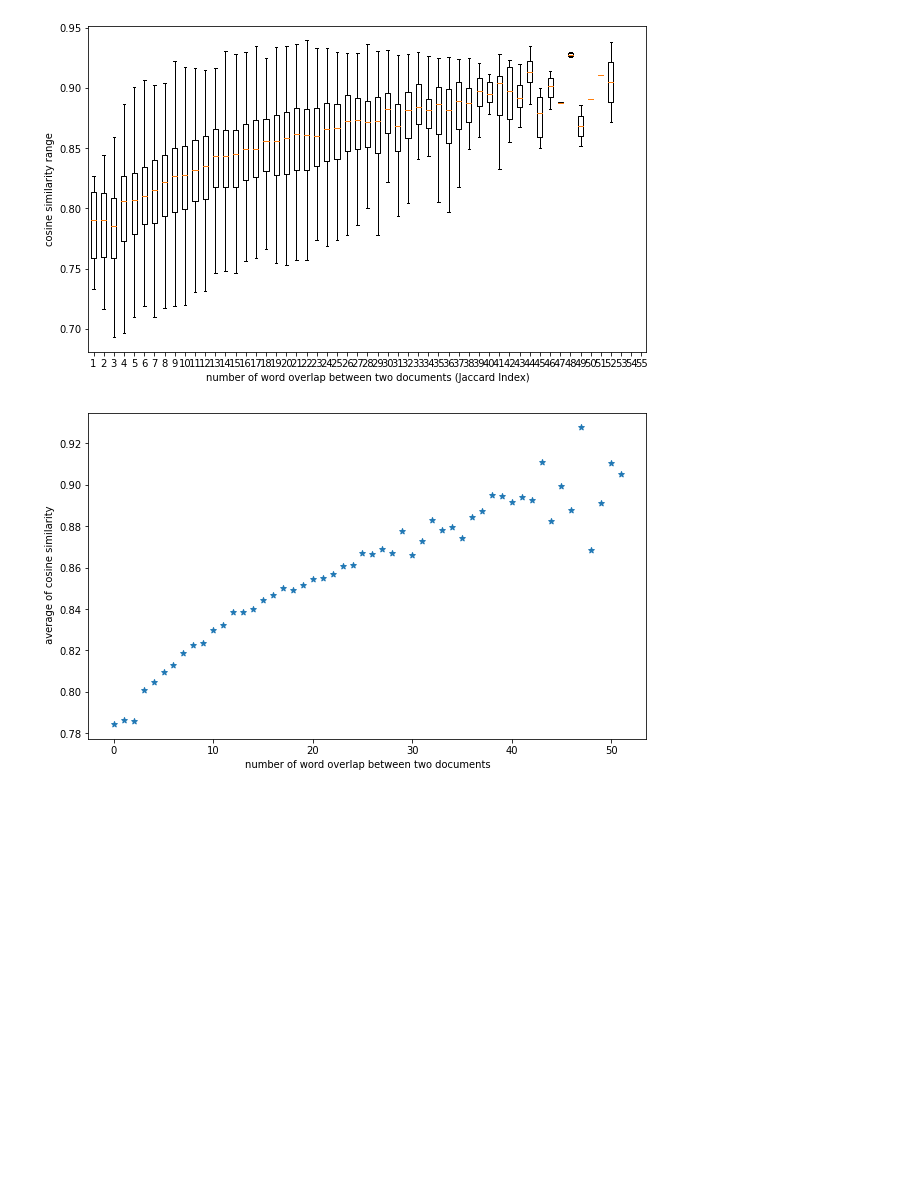
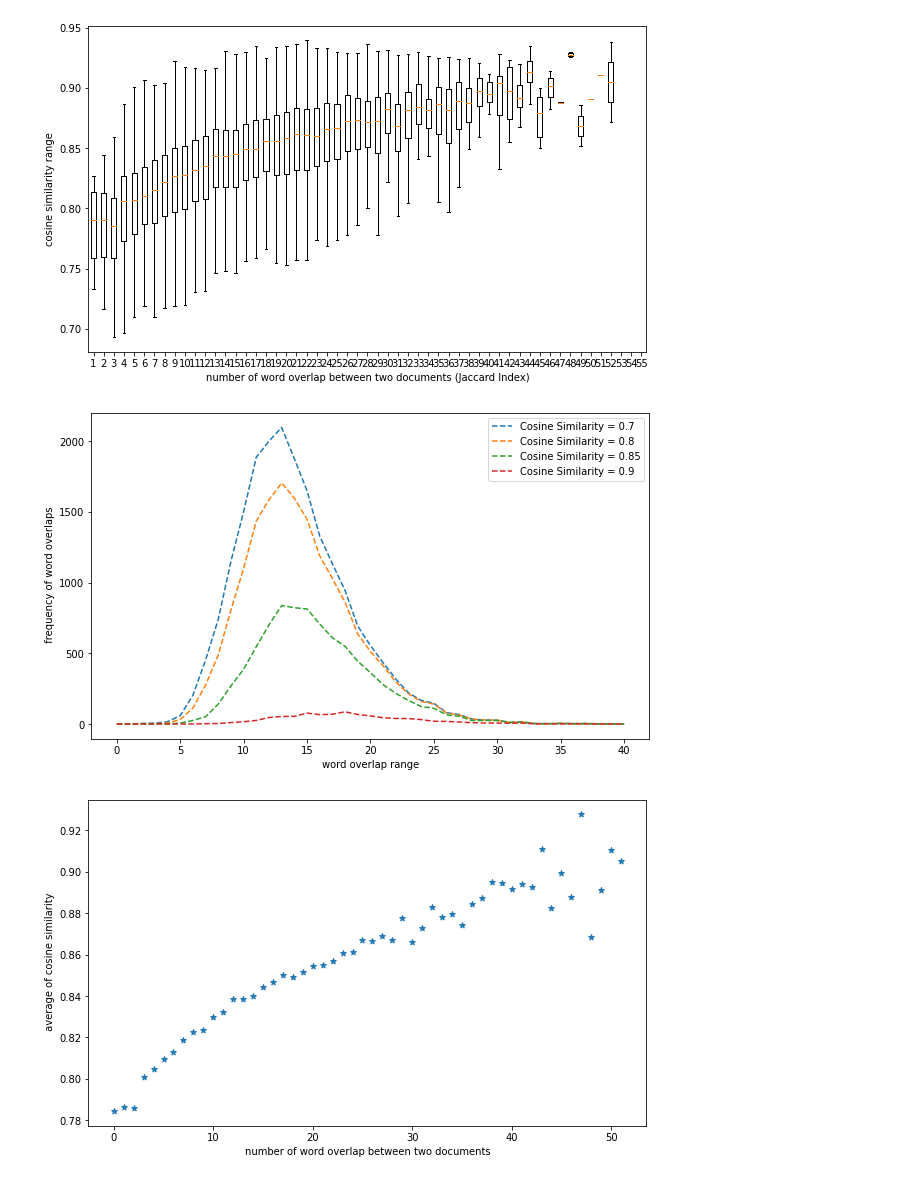
Before and after one commit to AlirezaPNouri/CoRBS, a Jupyter notebook: Evolving_metric_parameters.ipynb, the cells around one changed output. Cells and saved outputs as stored; diff of their text form; code cells hidden in the pictures; blank space fills up the shorter version.

```diff
--- a/Evolving_metric_parameters.ipynb
+++ b/Evolving_metric_parameters.ipynb
@@ -296,6 +295,32 @@ plt.show()
 53   -->   0
 54   -->   0
 [figure]
+# %%
+res = list()
+para = [0.7, 0.8, 0.85, 0.9]
+for threshold in para:
+  distribution_dic = dict()
+  for key, val_ in freq_dic.items():
+    sim_vec = list()
+    for el in val_:
+      if el >threshold:
+        sim_vec.append(el)
+    distribution_dic[key]= len(sim_vec)
+  res.append(distribution_dic)
+
+plt.figure(figsize=(10,6))
+for i in range(len(res)):
+  x = [ind for ind in range(len(res[i].keys()))]
+  # plt.scatter(x, distribution_dic.values())
+  plt.plot(list(res[i].values()), '--', label ='Cosine Similarity = {}'.format(para[i]))
+  # plt.boxplot(res,showfliers=True)
+  plt.legend()
+
+plt.ylabel(" frequency of word overlaps")
+plt.xlabel("word overlap range")
+plt.show()
+# %% [output]
+[figure, added]
 # %%
 final_vec = dict()
 doc_list = list(Embed_dict.keys())
```
Also changed, not shown: parts of 1 cell of this notebook.
